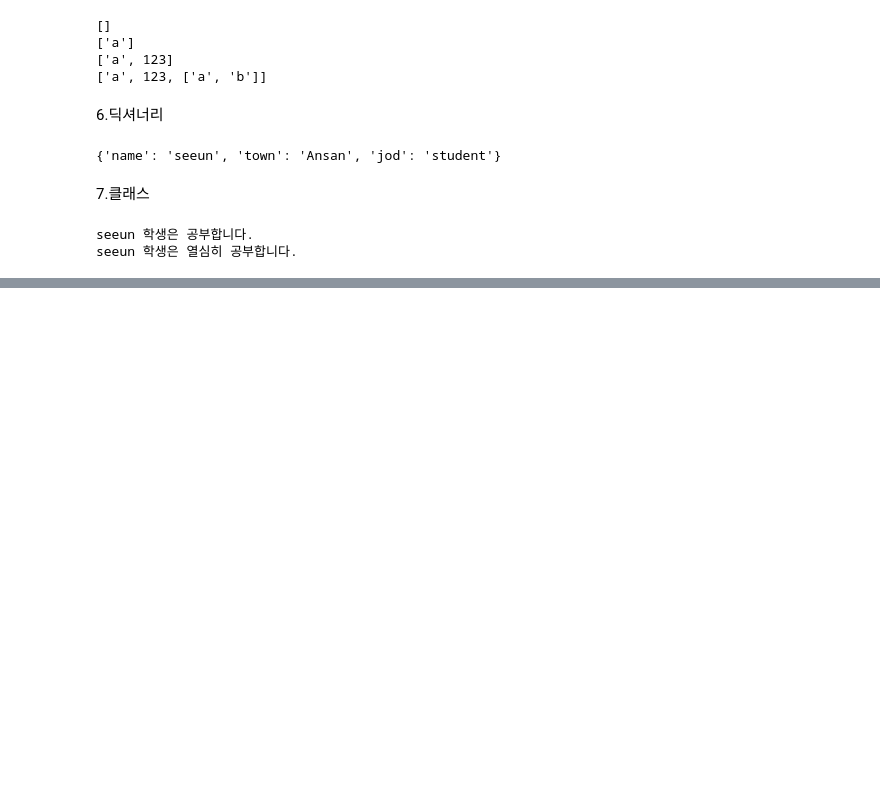
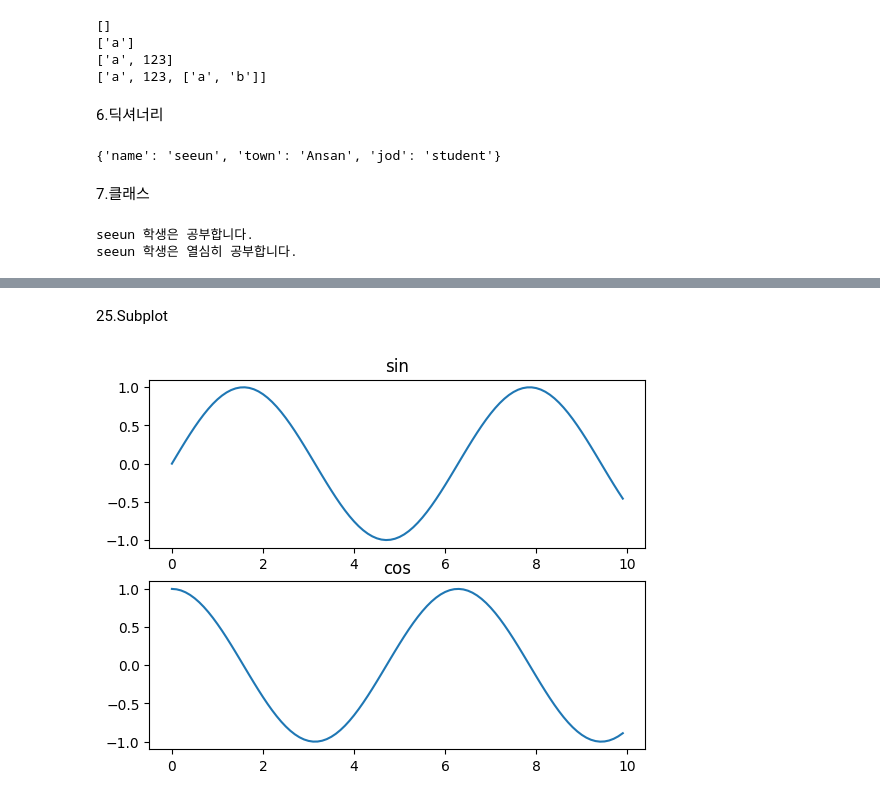
Before and after one commit to seeun7/linear, a Jupyter notebook: week2_s.ipynb, the cells around one changed output, grey strips where cells are left out. Cells and saved outputs as stored; diff of their text form; code cells hidden in the pictures; blank space fills up the shorter version.

```diff
--- a/week2_s.ipynb
+++ b/week2_s.ipynb
@@ -114,0 +445,12 @@ seeun 학생은 열심히 공부합니다.
+# %% [markdown]
+25.Subplot
+# %%
+plt.subplot(2,1,1)
+plt.plot(x,y_sin)
+plt.title('sin')
+plt.subplot(2,1,2)
+plt.plot(x,y_cos)
+plt.title('cos')
+plt.show()
+# %% [output]
+[figure, added]
```
Also changed, not shown: parts of 39 cells of this notebook.
